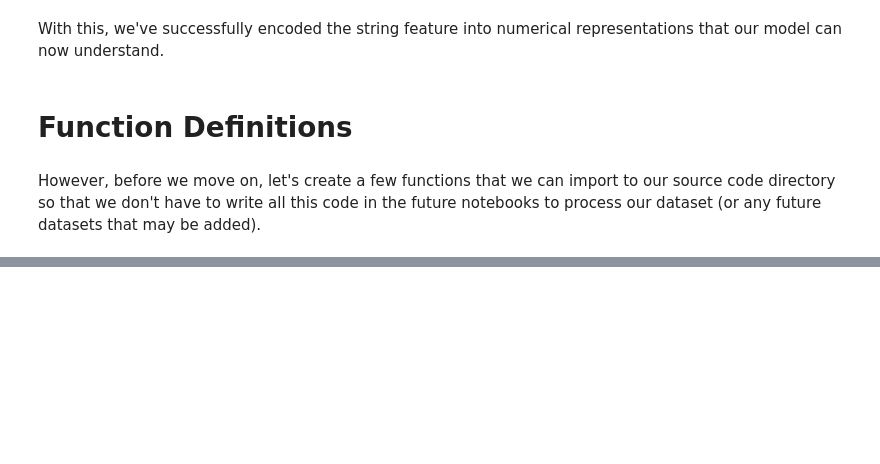
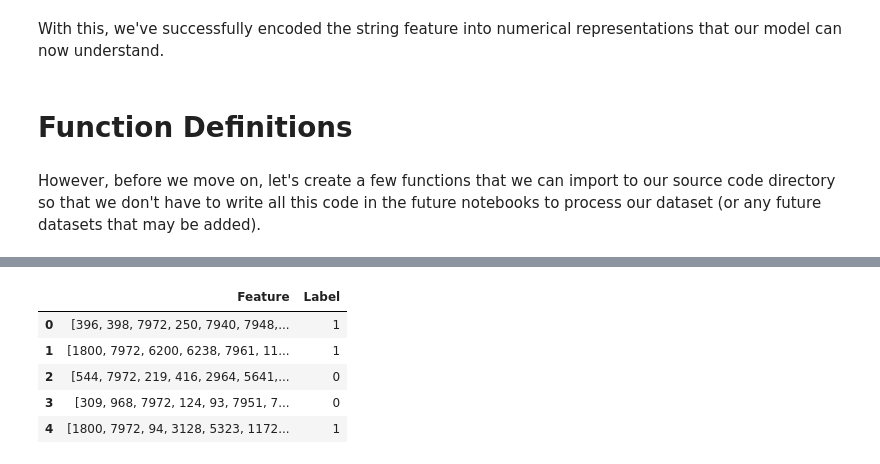
Before and after one commit to Kyo-Fox22/FakeNewsDetection, a Jupyter notebook: notebooks/data_processing.ipynb, the cells around one changed output, grey strips where cells are left out. Saved outputs shown, nothing was run; the diff lists cells and outputs as text; code cells hidden in the pictures; blank space fills up the shorter version.

Commit message:
added general process data function to perform all steps

```diff
--- a/notebooks/data_processing.ipynb
+++ b/notebooks/data_processing.ipynb
@@ -289,7 +289,7 @@ def encode_label_texts(df: pd.DataFrame, label_column: str, mapping_dict: dict)
     Returns:
         pd.DataFrame: Dataframe with labels encoded according to mapping dictionary.
     """
-    df[label_column] = df[label_column].apply(mapping_dict)
+    df[label_column] = df[label_column].map(mapping_dict)
     return df
 # %%
 def train_tokenizer(doc: str, model_dir: str = '..\\models\\bpe', model_prefix: str = 'spm',
@@ -359,0 +419,10 @@ def encode_feature_texts(df: pd.DataFrame, feature_col: str, model_path: str | N
+# %%
+test_processed = process_data(test_df, 'Feature','Label', random_state = 42)
+test_processed.head()
+# %% [output]
+|  | Feature | Label |
+| 0 | [396, 398, 7972, 250, 7940, 7948,... | 1 |
+| 1 | [1800, 7972, 6200, 6238, 7961, 11... | 1 |
+| 2 | [544, 7972, 219, 416, 2964, 5641,... | 0 |
+| 3 | [309, 968, 7972, 124, 93, 7951, 7... | 0 |
+| 4 | [1800, 7972, 94, 3128, 5323, 1172... | 1 |
```
Also changed, not shown: parts of 3 cells of this notebook.
